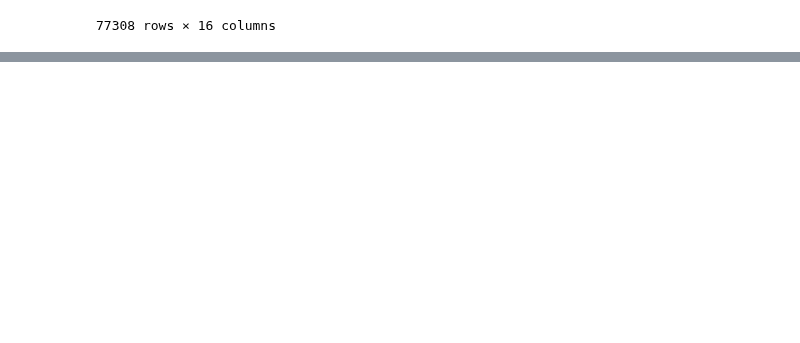
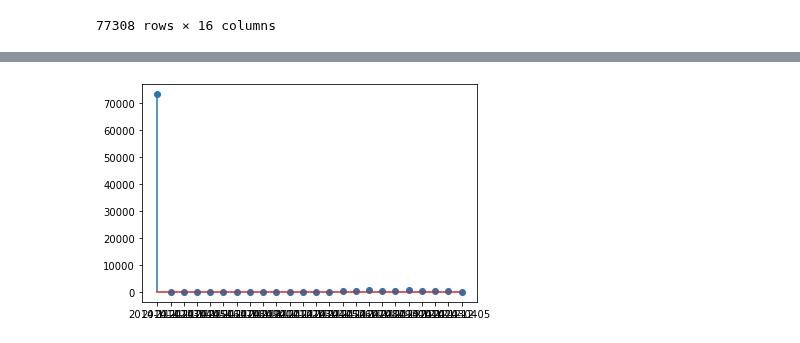
Before and after one commit to evannicholas/CS2006P, a Jupyter notebook: notebooks/CometLanding.ipynb, the cells around one changed output, grey strips where cells are left out. Cells and saved outputs as stored; diff of their text form; code cells hidden in the pictures; blank space fills up the shorter version.

```diff
--- a/notebooks/CometLanding.ipynb
+++ b/notebooks/CometLanding.ipynb
@@ -503,0 +570,2 @@ df
+# %%
+date = df.set_index('created_at').groupby(pd.Grouper(freq='D'))
@@ -503,0 +576,2 @@ df
+# %%
+date_labels = [str(ts.date()) for ts in date.count()["id_str"].index.tolist() ]
@@ -503,0 +598,10 @@ df
+# %%
+date_data = date.count()["id_str"].tolist()
+# %%
+y = date_data
+x = date_labels
+
+plt.stem(x, y)
+plt.show()
+# %% [output]
+[figure, added]
```
Also changed, not shown: parts of 7 cells of this notebook.
